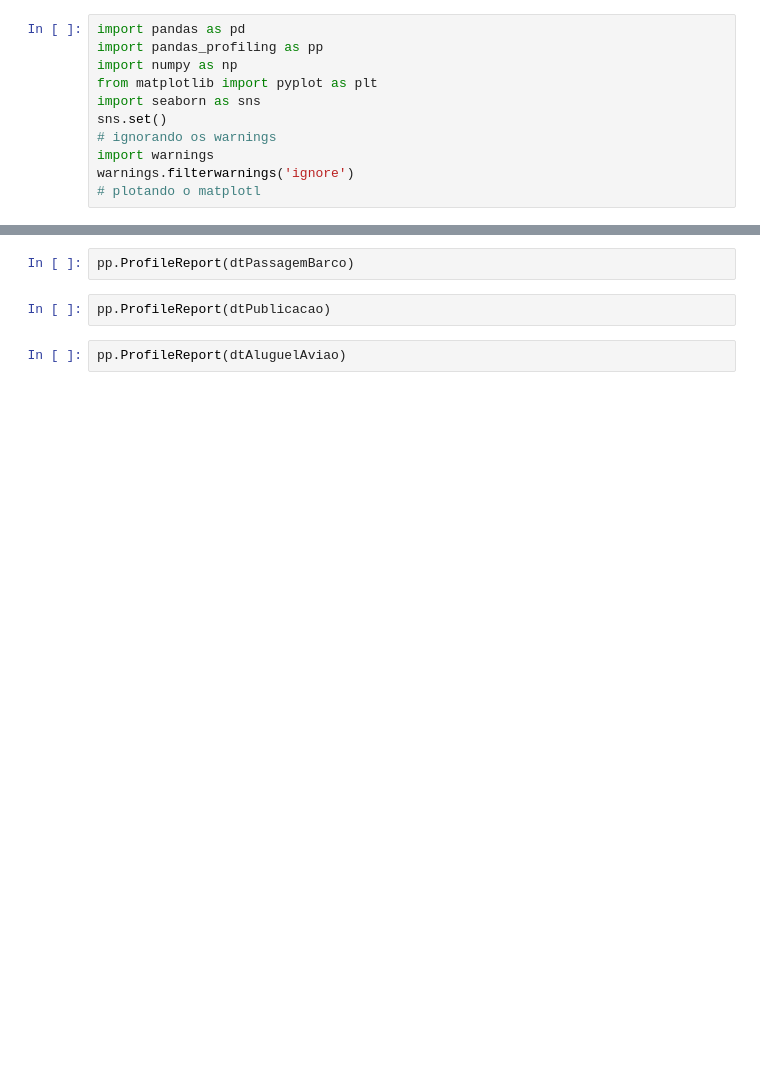
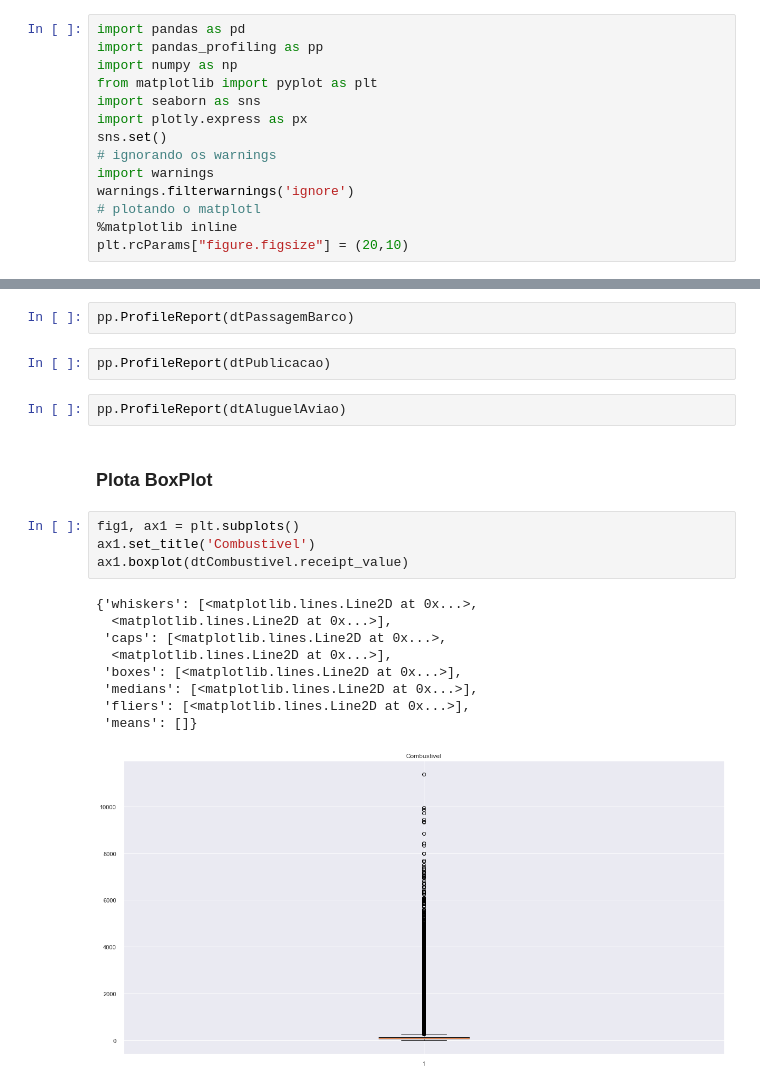
Before and after one commit to thiagodegan/Desafio03, a Jupyter notebook: Desafio03_Thiago.ipynb, the cells around one changed output, grey strips where cells are left out. Drawn from its saved outputs; the diff is of its cells as text; blank space fills up the shorter version.

Commit message:
boxplot

```diff
--- a/Desafio03_Thiago.ipynb
+++ b/Desafio03_Thiago.ipynb
@@ -6,11 +6,14 @@ import pandas_profiling as pp
 import numpy as np
 from matplotlib import pyplot as plt
 import seaborn as sns
+import plotly.express as px
 sns.set()
 # ignorando os warnings
 import warnings
 warnings.filterwarnings('ignore')
 # plotando o matplotl
+%matplotlib inline
+plt.rcParams["figure.figsize"] = (20,10)
 # %% [markdown]
 ## Carrega dataset para exploração
 # %%
@@ -109,3 +112,19 @@ pp.ProfileReport(dtPassagemBarco)
 pp.ProfileReport(dtPublicacao)
 # %%
 pp.ProfileReport(dtAluguelAviao)
+# %% [markdown]
+### Plota BoxPlot
+# %%
+fig1, ax1 = plt.subplots()
+ax1.set_title('Combustivel')
+ax1.boxplot(dtCombustivel.receipt_value)
+# %% [output]
+{'whiskers': [<matplotlib.lines.Line2D at 0x...>,
+  <matplotlib.lines.Line2D at 0x...>],
+ 'caps': [<matplotlib.lines.Line2D at 0x...>,
+  <matplotlib.lines.Line2D at 0x...>],
+ 'boxes': [<matplotlib.lines.Line2D at 0x...>],
+ 'medians': [<matplotlib.lines.Line2D at 0x...>],
+ 'fliers': [<matplotlib.lines.Line2D at 0x...>],
+ 'means': []}
+[figure, added]
```
Also changed, not shown: parts of 15 cells of this notebook, 1 other file.
